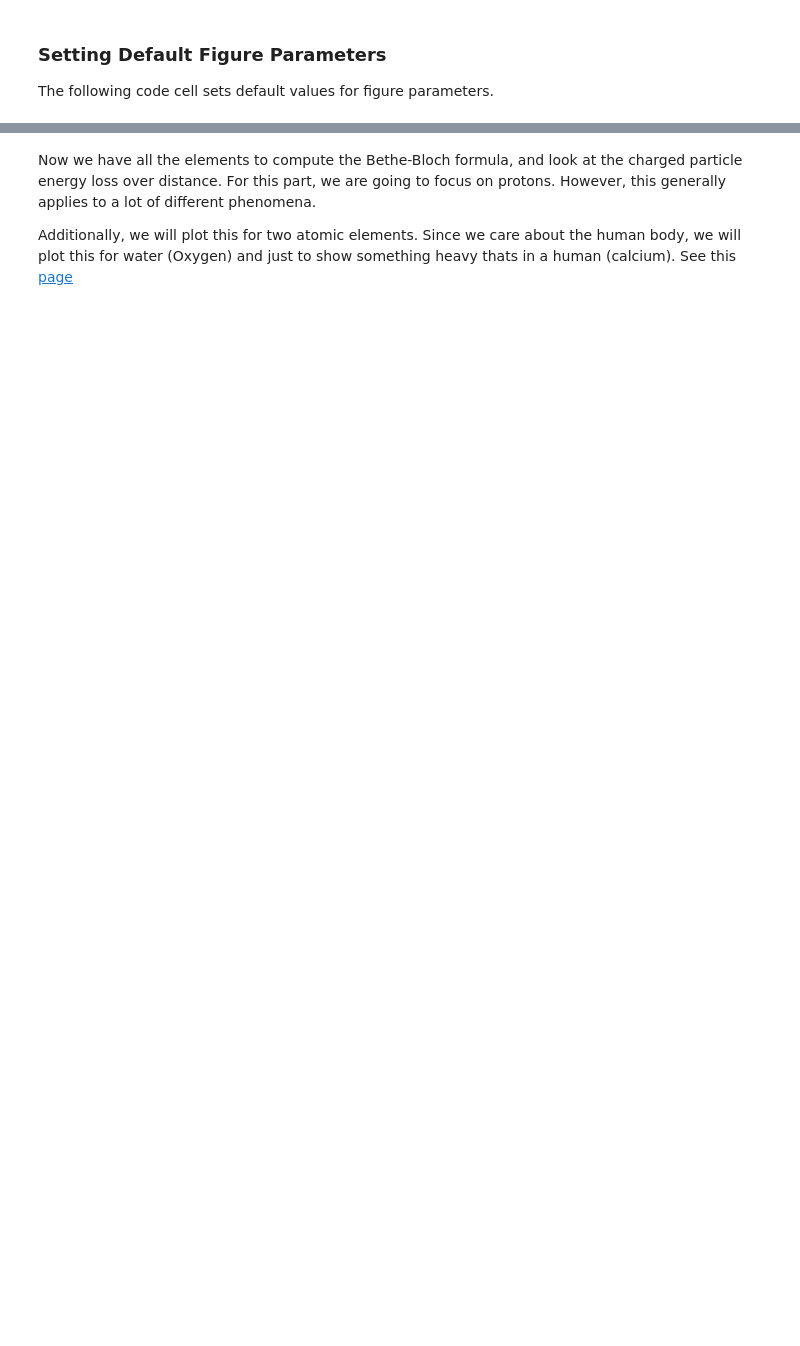
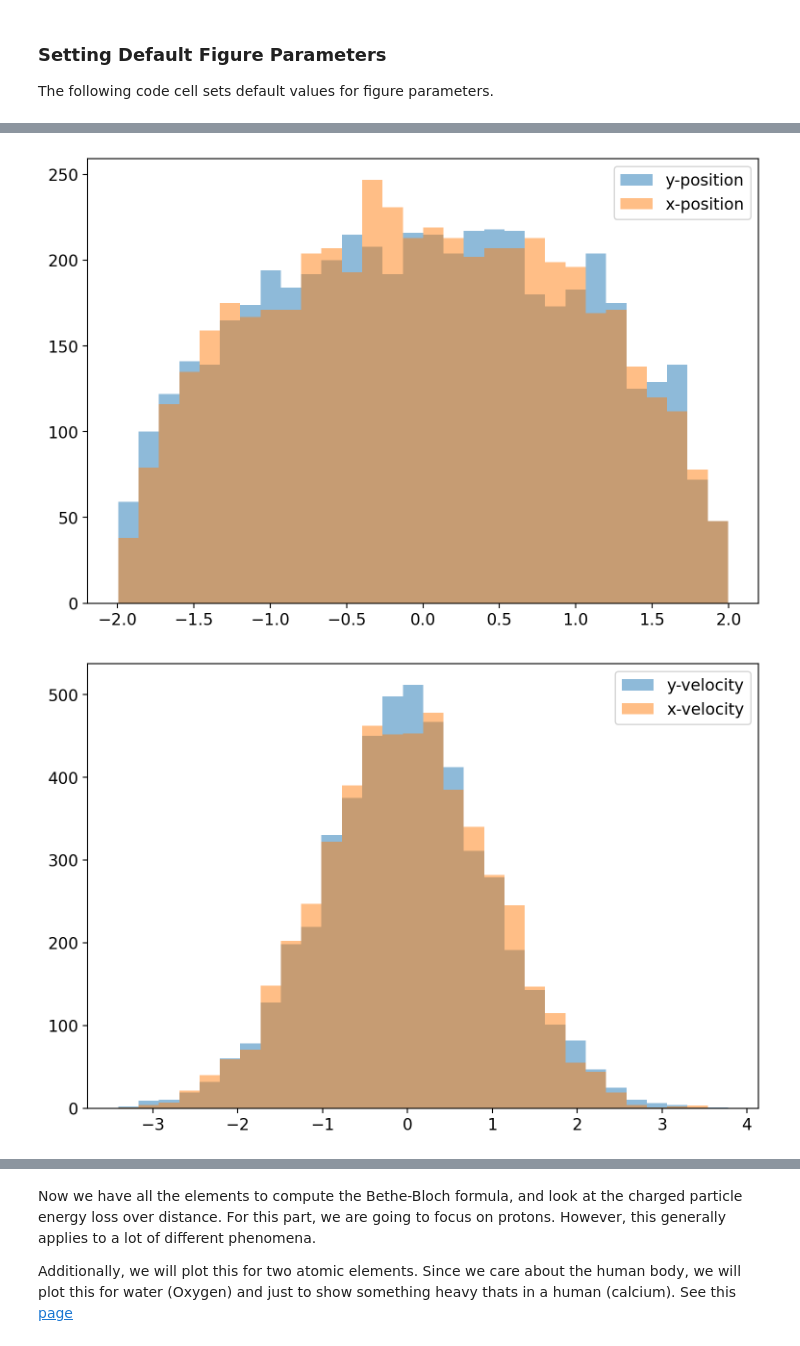
Before and after one commit to mit-physics-data/lectures, a Jupyter notebook: lecture19/Lecture19.ipynb, the cells around one changed output, grey strips where cells are left out. Cells and saved outputs as stored; diff of their text form; code cells hidden in the pictures; blank space fills up the shorter version.

```diff
--- a/lecture19/Lecture19.ipynb
+++ b/lecture19/Lecture19.ipynb
@@ -50,0 +299,31 @@ plt.rc('figure', titlesize=large_size)    # figure title
+# %%
+def MCSim(sigmav=1,nsteps=10000,ntoys=5000,dt=0.01,iDump=True):
+    partpos=np.zeros((ntoys,2)) #x and y
+    partvel=np.random.normal(0,sigmav,(ntoys,2))
+    for t0 in range(nsteps):
+        opartvel = np.random.normal(0,sigmav,(ntoys,2))
+        partpos += partvel*dt
+        comvel   = 0.5*(partvel + opartvel)
+        difvel   = 0.5*(partvel - opartvel)
+        theta = np.random.uniform(0,2.*np.pi,ntoys)
+        R     = np.array(((np.cos(theta), -1*np.sin(theta)), (np.sin(theta), np.cos(theta))))
+        RMat  = np.swapaxes(R,0,2)
+        #tmp2=np.matmul(RMat[0],difvel[0])
+        tmp=np.einsum('BNi,Bi ->BN', RMat, difvel)
+        #Now define inside the tube
+        intube  = partpos[:,0]**2+partpos[:,1]**2 < 4
+        partvel[intube]  = comvel[intube]+tmp[intube]
+        partvel[~intube] = -partvel[~intube]
+    if iDump:
+        _,bins,_=plt.hist(partpos[:,1],bins=30,alpha=0.5,label='y-position')
+        plt.hist(partpos[:,0],bins=bins,alpha=0.5,label='x-position')
+        plt.legend()
+        plt.show()
+        _,bins,_=plt.hist(partvel[:,1],bins=30,alpha=0.5,label='y-velocity')
+        plt.hist(partvel[:,0],bins=bins,alpha=0.5,label='x-velocity')
+        plt.legend()
+        plt.show()
+MCSim()
+# %% [output]
+[figure, added]
+[figure, added]
```
Also changed, not shown: parts of 138 cells of this notebook, 1 other file.
